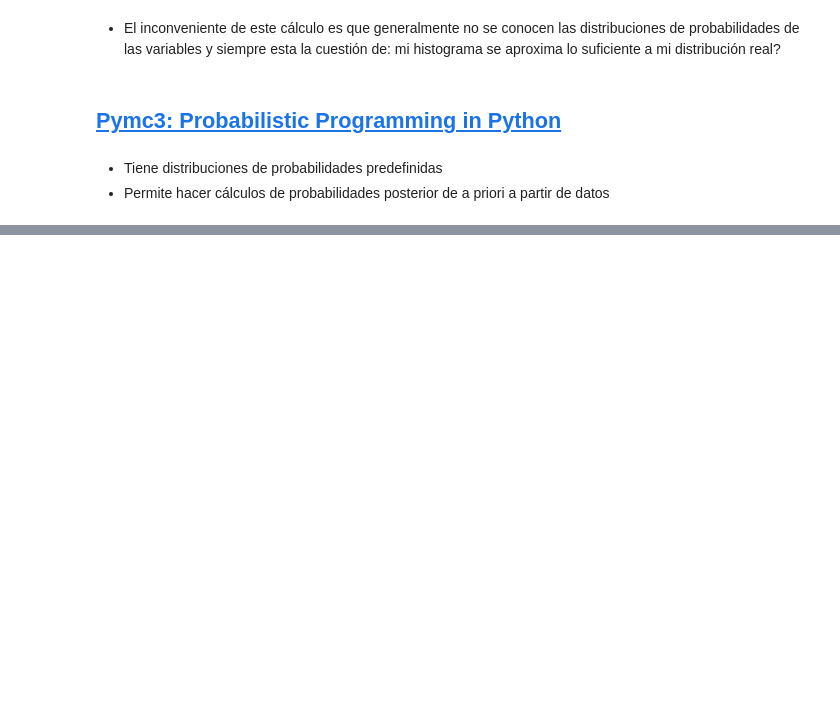
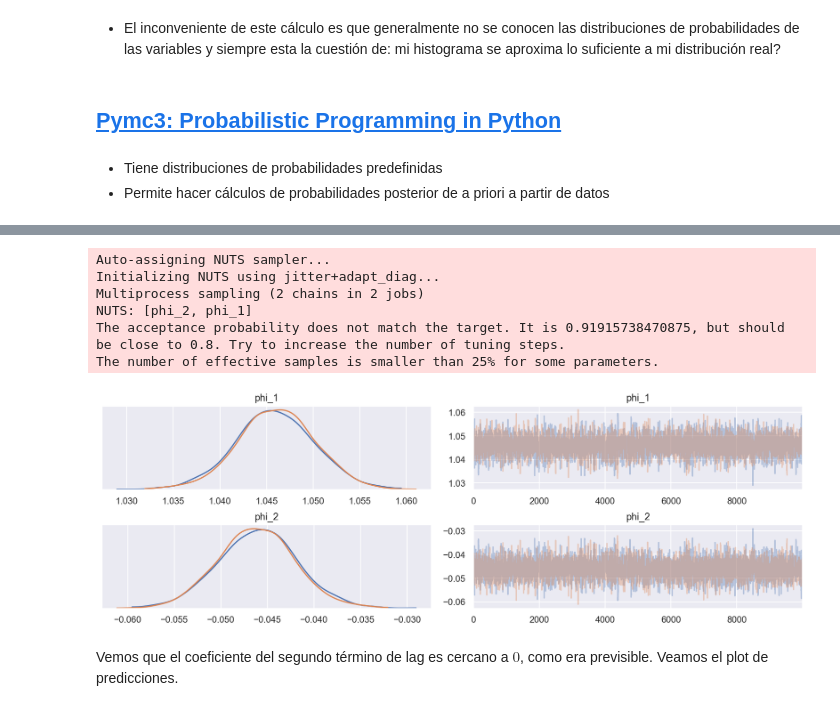
Before and after one commit to lambdaclass/data_etudes, a Jupyter notebook: clases/clase_5/clase_5_bayes_kld_pymc3.ipynb, the cells around one changed output, grey strips where cells are left out. Saved outputs shown, nothing was run; the diff lists cells and outputs as text; code cells hidden in the pictures; blank space fills up the shorter version.

```diff
--- a/clases/clase_5/clase_5_bayes_kld_pymc3.ipynb
+++ b/clases/clase_5/clase_5_bayes_kld_pymc3.ipynb
@@ -70,0 +145,19 @@ pm.traceplot(trace);
+# %%
+with pm.Model() as ar2:
+    phi1 = pm.Normal('phi_1', mu=0, sigma=sigma)
+    phi2 = pm.Normal('phi_2', mu=0, sigma=sigma)
+    data = pm.AR('p', [phi1, phi2], observed=df['Cierre'])
+    trace = pm.sample(10000, tune=4000)
+    map_ar2 = pm.find_MAP()
+
+pm.traceplot(trace);
+# %% [output]
+Auto-assigning NUTS sampler...
+Initializing NUTS using jitter+adapt_diag...
+Multiprocess sampling (2 chains in 2 jobs)
+NUTS: [phi_2, phi_1]
+The acceptance probability does not match the target. It is 0.91915738470875, but should be close to 0.8. Try to increase the number of tuning steps.
+The number of effective samples is smaller than 25% for some parameters.
+[figure, added]
+# %% [markdown]
+Vemos que el coeficiente del segundo término de lag es cercano a $0$, como era previsible. Veamos el plot de predicciones.
```
Also changed, not shown: parts of 22 cells of this notebook, 10 other files.
